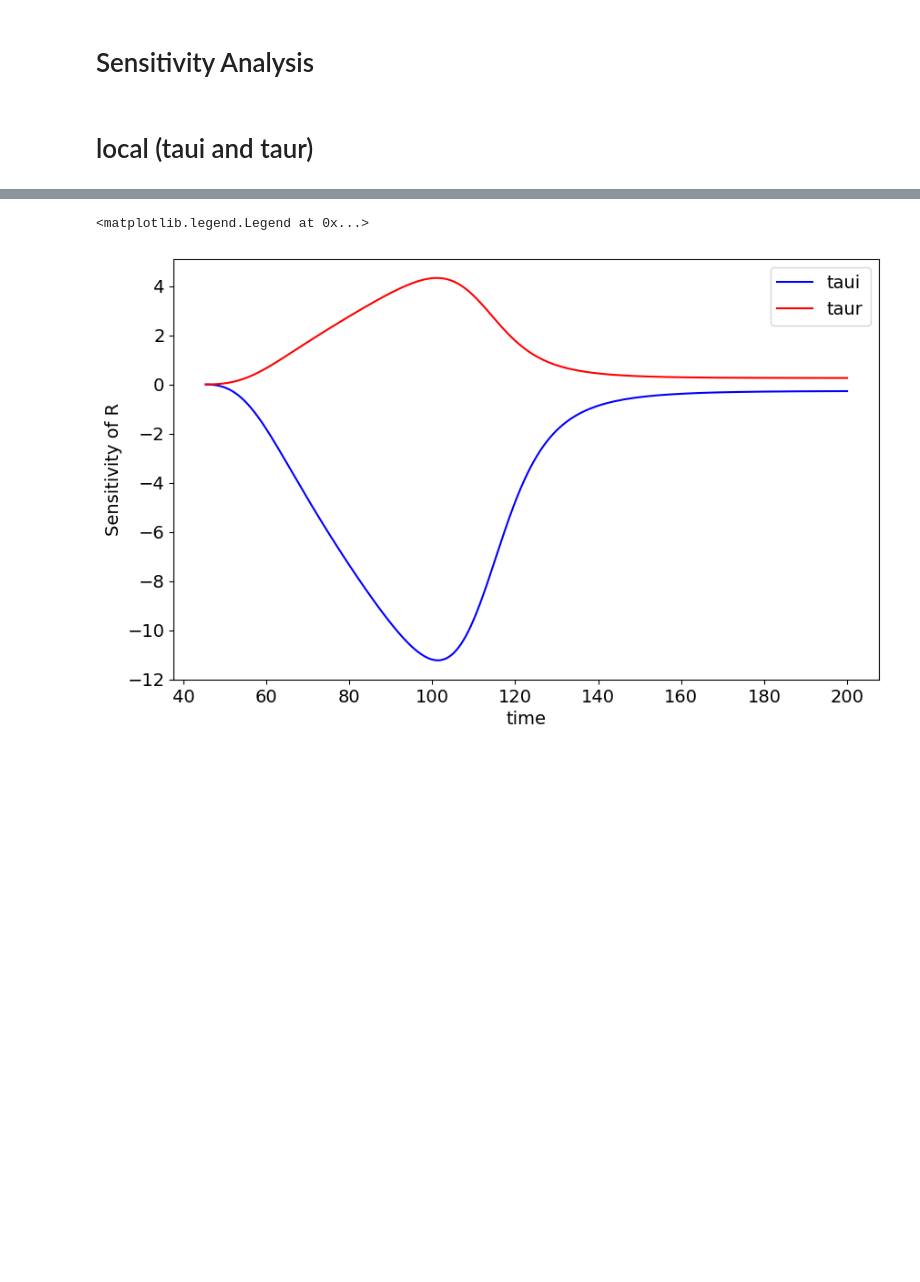
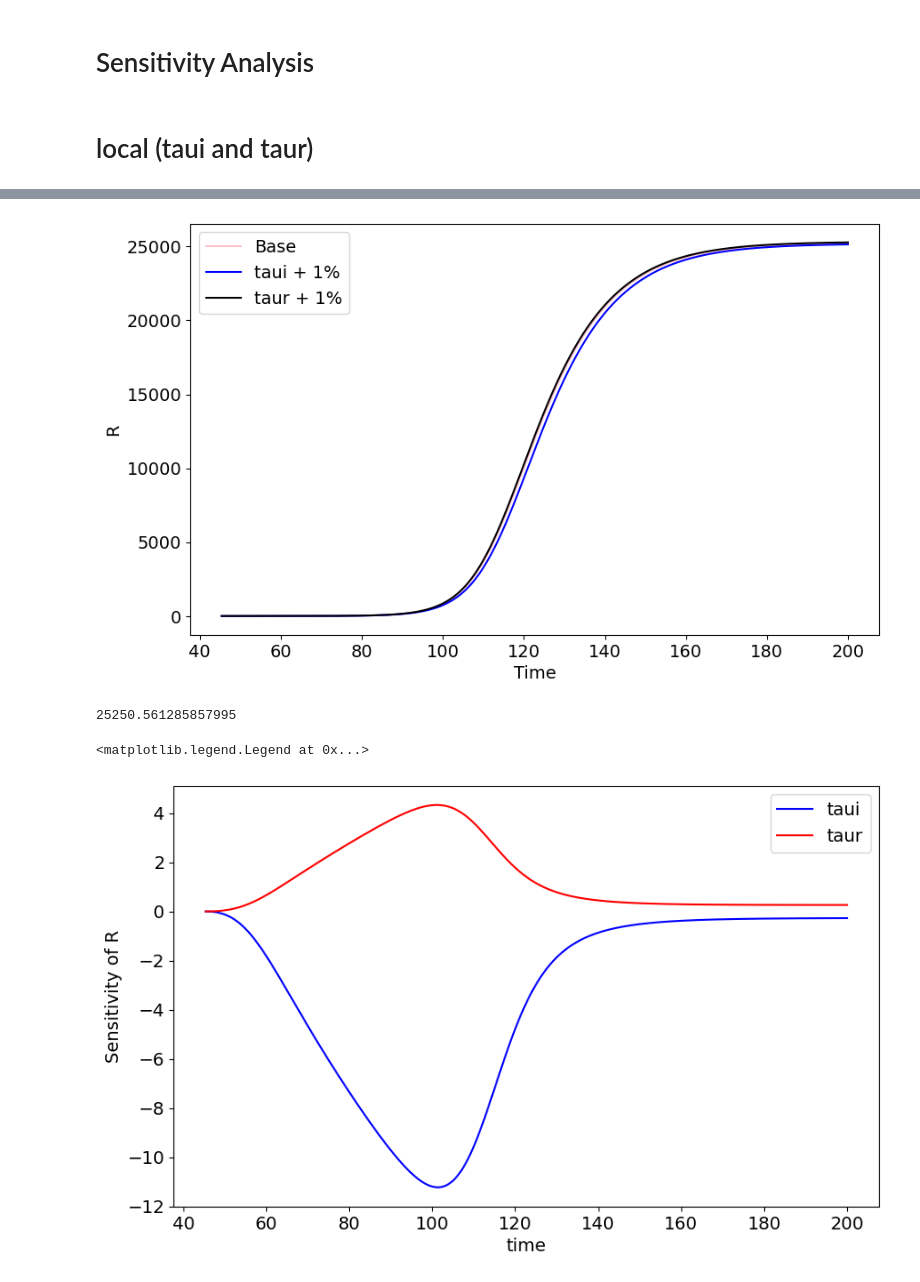
Before and after one commit to baa151/project-2, a Jupyter notebook: Project2.ipynb, the cells around one changed output, grey strips where cells are left out. Drawn from its saved outputs; the diff is of its cells as text; code cells hidden in the pictures; blank space fills up the shorter version.

```diff
--- a/Project2.ipynb
+++ b/Project2.ipynb
@@ -333,3 +277,54 @@ print(output[-1,1])
+# %%
+import numpy as np
+from scipy.integrate import odeint
+import matplotlib.pyplot as plt
+
+# Define the system of differential equations
+def model(y, t, taui, taur):
+    n, T, S, I, R = y
+    dndt = n * ((1/taui) * ((S - I) / (S + I + R)) - 1/taur)
+    dTdt = n
+    dSdt = -n
+    dIdt = n - I/taur
+    dRdt = I/taur
+    dydt = [dndt, dTdt, dSdt, dIdt, dRdt]
+    return dydt
+
+# Set initial conditions
+t0 = 45.4
+n0 = 1.1
+T0 = 1
+S0 = 27305
+I0 = 1
+R0 = 0
+y0 = [n0, T0, S0, I0, R0]
+
+# Set other parameters
+h = 0.01
+
+# Create a time array
+t = np.arange(t0, 200, h)
+
+N = 1000  # iterations
+taur = 14
+taui = 5.3
+
+output = odeint(model, y0_opt, t, args=(taui_opt, taur_opt))
+output1 = odeint(model, y0_opt, t, args=(taui_opt*1.01, taur_opt))
+output2 = odeint(model, y0_opt, t, args=(taui_opt, taur_opt*1.01))
+
+plt.figure(figsize=(10, 6))
+plt.plot(t, output[:, 4],'pink', label='Base')  # Assuming R is the 5th variable
+plt.plot(t, output1[:, 4], 'b', label='taui + 1%')  # Assuming R is the 5th variable
+plt.plot(t, output2[:, 4], 'k', label='taur + 1%')  # Assuming R is the 5th variable
+plt.xlabel("Time")
+plt.ylabel("R")
+plt.legend()
+plt.show()
+print(output[-1, 1])
+# %% [output]
+[figure, added]
+25250.561285857995
 # %%
 plt.figure(figsize=(10, 6))
 plt.rcParams.update({'font.size': 14})  # increase the font size
```
Also changed, not shown: parts of 9 cells of this notebook.
